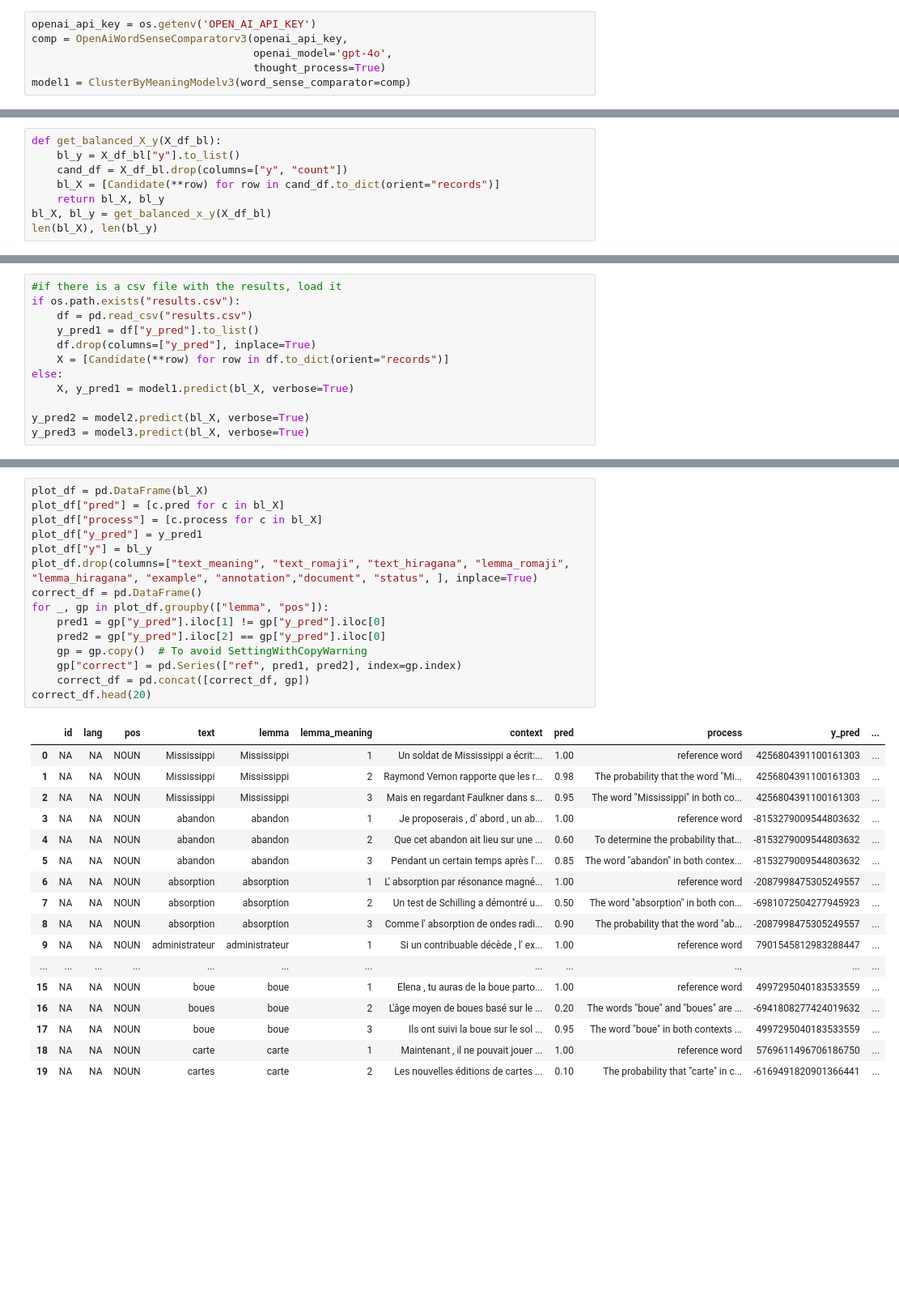
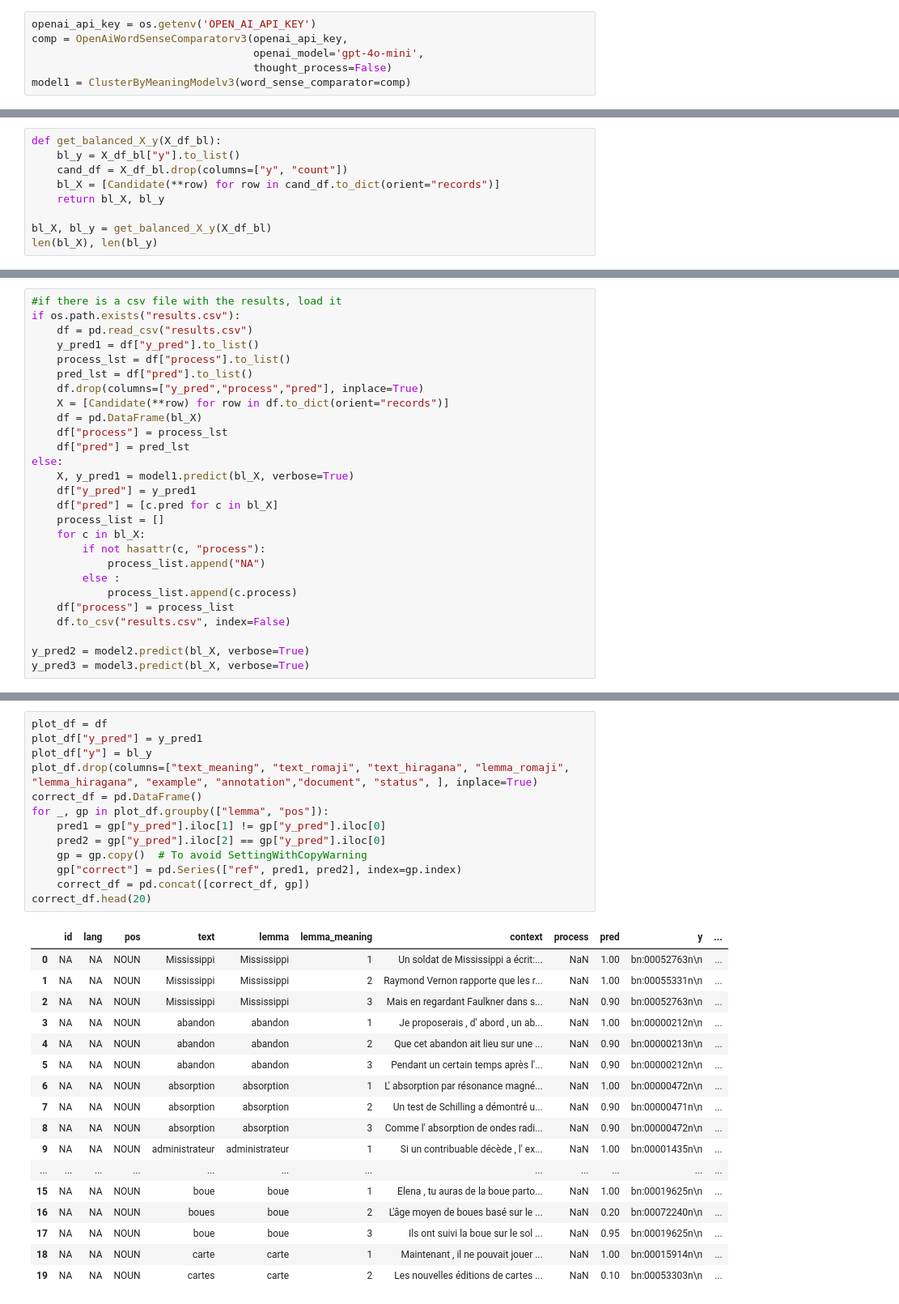
Before and after one commit to linalgo/wsd, a Jupyter notebook: eval_2.ipynb, the cells around one changed output, grey strips where cells are left out. Shown at 81% size. Cells and saved outputs as stored; diff of their text form; blank space fills up the shorter version.

```diff
--- a/eval_2.ipynb
+++ b/eval_2.ipynb
@@ -29,8 +30,8 @@ X, y = X[:size], y[:size]
 # %%
 openai_api_key = os.getenv('OPEN_AI_API_KEY')
 comp = OpenAiWordSenseComparatorv3(openai_api_key,
-                                   openai_model='gpt-4o',
-                                   thought_process=True)
+                                   openai_model='gpt-4o-mini',
+                                   thought_process=False)
 model1 = ClusterByMeaningModelv3(word_sense_comparator=comp)
 # %%
 dummy2 = DummyComparator(probability=1)
@@ -182,5 +249,6 @@ def get_balanced_X_y(X_df_bl):
     cand_df = X_df_bl.drop(columns=["y", "count"])
     bl_X = [Candidate(**row) for row in cand_df.to_dict(orient="records")]
     return bl_X, bl_y
-bl_X, bl_y = get_balanced_x_y(X_df_bl)
+
+bl_X, bl_y = get_balanced_X_y(X_df_bl)
 len(bl_X), len(bl_y)
@@ -191,10 +263,25 @@ len(bl_X), len(bl_y)
 if os.path.exists("results.csv"):
     df = pd.read_csv("results.csv")
     y_pred1 = df["y_pred"].to_list()
-    df.drop(columns=["y_pred"], inplace=True)
+    process_lst = df["process"].to_list()
+    pred_lst = df["pred"].to_list()
+    df.drop(columns=["y_pred","process","pred"], inplace=True)
     X = [Candidate(**row) for row in df.to_dict(orient="records")]
+    df = pd.DataFrame(bl_X)
+    df["process"] = process_lst
+    df["pred"] = pred_lst
 else:
     X, y_pred1 = model1.predict(bl_X, verbose=True)
+    df["y_pred"] = y_pred1
+    df["pred"] = [c.pred for c in bl_X]
+    process_list = []
+    for c in bl_X:
+        if not hasattr(c, "process"):
+            process_list.append("NA")
+        else :
+            process_list.append(c.process)
+    df["process"] = process_list
+    df.to_csv("results.csv", index=False)
 
 y_pred2 = model2.predict(bl_X, verbose=True)
 y_pred3 = model3.predict(bl_X, verbose=True)
@@ -253,38 +369,36 @@ print(f"Dummy(0): {accuracy(y_pred3, bl_y)}")
 # %% [markdown]
 # plotting
 # %%
-plot_df = pd.DataFrame(bl_X)
-plot_df["pred"] = [c.pred for c in bl_X]
-plot_df["process"] = [c.process for c in bl_X]
+plot_df = df
 plot_df["y_pred"] = y_pred1
 plot_df["y"] = bl_y
 plot_df.drop(columns=["text_meaning", "text_romaji", "text_hiragana", "lemma_romaji", "lemma_hiragana", "example", "annotation","document", "status", ], inplace=True)
 correct_df = pd.DataFrame()
 for _, gp in plot_df.groupby(["lemma", "pos"]):
     pred1 = gp["y_pred"].iloc[1] != gp["y_pred"].iloc[0]
     pred2 = gp["y_pred"].iloc[2] == gp["y_pred"].iloc[0]
     gp = gp.copy()  # To avoid SettingWithCopyWarning
     gp["correct"] = pd.Series(["ref", pred1, pred2], index=gp.index)
     correct_df = pd.concat([correct_df, gp])
 correct_df.head(20)
 # %% [output]
-|  | id | lang | pos | text | lemma | lemma_meaning | context | pred | process | y_pred | ... |
-| 0 | NA | NA | NOUN | Mississippi | Mississippi | 1 | Un soldat de Mississippi a écrit:... | 1.00 | reference word | 4256804391100161303 | ... |
-| 1 | NA | NA | NOUN | Mississippi | Mississippi | 2 | Raymond Vernon rapporte que les r... | 0.98 | The probability that the word "Mi... | 4256804391100161303 | ... |
-| 2 | NA | NA | NOUN | Mississippi | Mississippi | 3 | Mais en regardant Faulkner dans s... | 0.95 | The word "Mississippi" in both co... | 4256804391100161303 | ... |
-| 3 | NA | NA | NOUN | abandon | abandon | 1 | Je proposerais , d' abord , un ab... | 1.00 | reference word | -8153279009544803632 | ... |
-| 4 | NA | NA | NOUN | abandon | abandon | 2 | Que cet abandon ait lieu sur une ... | 0.60 | To determine the probability that... | -8153279009544803632 | ... |
-| 5 | NA | NA | NOUN | abandon | abandon | 3 | Pendant un certain temps après l'... | 0.85 | The word "abandon" in both contex... | -8153279009544803632 | ... |
-| 6 | NA | NA | NOUN | absorption | absorption | 1 | L' absorption par résonance magné... | 1.00 | reference word | -2087998475305249557 | ... |
-| 7 | NA | NA | NOUN | absorption | absorption | 2 | Un test de Schilling a démontré u... | 0.50 | The word "absorption" in both con... | -6981072504277945923 | ... |
-| 8 | NA | NA | NOUN | absorption | absorption | 3 | Comme l' absorption de ondes radi... | 0.90 | The probability that the word "ab... | -2087998475305249557 | ... |
-| 9 | NA | NA | NOUN | administrateur | administrateur | 1 | Si un contribuable décède , l' ex... | 1.00 | reference word | 7901545812983288447 | ... |
+|  | id | lang | pos | text | lemma | lemma_meaning | context | process | pred | y | ... |
+| 0 | NA | NA | NOUN | Mississippi | Mississippi | 1 | Un soldat de Mississippi a écrit:... | NaN | 1.00 | bn:00052763n\n | ... |
+| 1 | NA | NA | NOUN | Mississippi | Mississippi | 2 | Raymond Vernon rapporte que les r... | NaN | 1.00 | bn:00055331n\n | ... |
+| 2 | NA | NA | NOUN | Mississippi | Mississippi | 3 | Mais en regardant Faulkner dans s... | NaN | 0.90 | bn:00052763n\n | ... |
+| 3 | NA | NA | NOUN | abandon | abandon | 1 | Je proposerais , d' abord , un ab... | NaN | 1.00 | bn:00000212n\n | ... |
+| 4 | NA | NA | NOUN | abandon | abandon | 2 | Que cet abandon ait lieu sur une ... | NaN | 0.90 | bn:00000213n\n | ... |
+| 5 | NA | NA | NOUN | abandon | abandon | 3 | Pendant un certain temps après l'... | NaN | 0.90 | bn:00000212n\n | ... |
+| 6 | NA | NA | NOUN | absorption | absorption | 1 | L' absorption par résonance magné... | NaN | 1.00 | bn:00000472n\n | ... |
+| 7 | NA | NA | NOUN | absorption | absorption | 2 | Un test de Schilling a démontré u... | NaN | 0.90 | bn:00000471n\n | ... |
+| 8 | NA | NA | NOUN | absorption | absorption | 3 | Comme l' absorption de ondes radi... | NaN | 0.90 | bn:00000472n\n | ... |
+| 9 | NA | NA | NOUN | administrateur | administrateur | 1 | Si un contribuable décède , l' ex... | NaN | 1.00 | bn:00001435n\n | ... |
 | ... | ... | ... | ... | ... | ... | ... | ... | ... | ... | ... | ... |
-| 15 | NA | NA | NOUN | boue | boue | 1 | Elena , tu auras de la boue parto... | 1.00 | reference word | 4997295040183533559 | ... |
-| 16 | NA | NA | NOUN | boues | boue | 2 | L'âge moyen de boues basé sur le ... | 0.20 | The words "boue" and "boues" are ... | -6941808277424019632 | ... |
-| 17 | NA | NA | NOUN | boue | boue | 3 | Ils ont suivi la boue sur le sol ... | 0.95 | The word "boue" in both contexts ... | 4997295040183533559 | ... |
-| 18 | NA | NA | NOUN | carte | carte | 1 | Maintenant , il ne pouvait jouer ... | 1.00 | reference word | 5769611496706186750 | ... |
-| 19 | NA | NA | NOUN | cartes | carte | 2 | Les nouvelles éditions de cartes ... | 0.10 | The probability that "carte" in c... | -6169491820901366441 | ... |
+| 15 | NA | NA | NOUN | boue | boue | 1 | Elena , tu auras de la boue parto... | NaN | 1.00 | bn:00019625n\n | ... |
+| 16 | NA | NA | NOUN | boues | boue | 2 | L'âge moyen de boues basé sur le ... | NaN | 0.20 | bn:00072240n\n | ... |
+| 17 | NA | NA | NOUN | boue | boue | 3 | Ils ont suivi la boue sur le sol ... | NaN | 0.95 | bn:00019625n\n | ... |
+| 18 | NA | NA | NOUN | carte | carte | 1 | Maintenant , il ne pouvait jouer ... | NaN | 1.00 | bn:00015914n\n | ... |
+| 19 | NA | NA | NOUN | cartes | carte | 2 | Les nouvelles éditions de cartes ... | NaN | 0.10 | bn:00053303n\n | ... |
 # %%
 correct_df[correct_df["correct"] == False]["pred"].value_counts(), correct_df[correct_df["correct"] == True]["pred"].value_counts()
 # %% [output]
```
Also changed, not shown: parts of 26 cells of this notebook.
